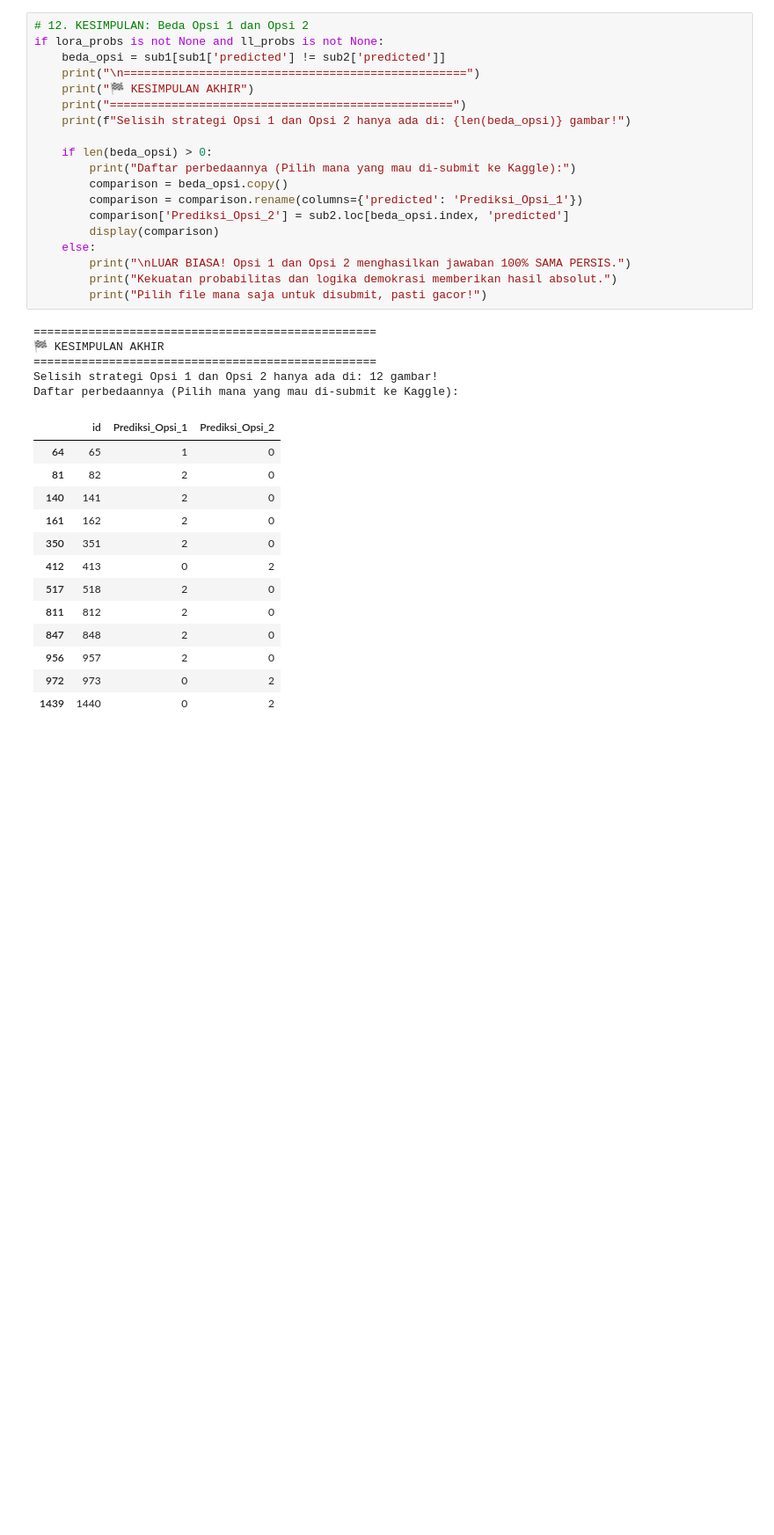
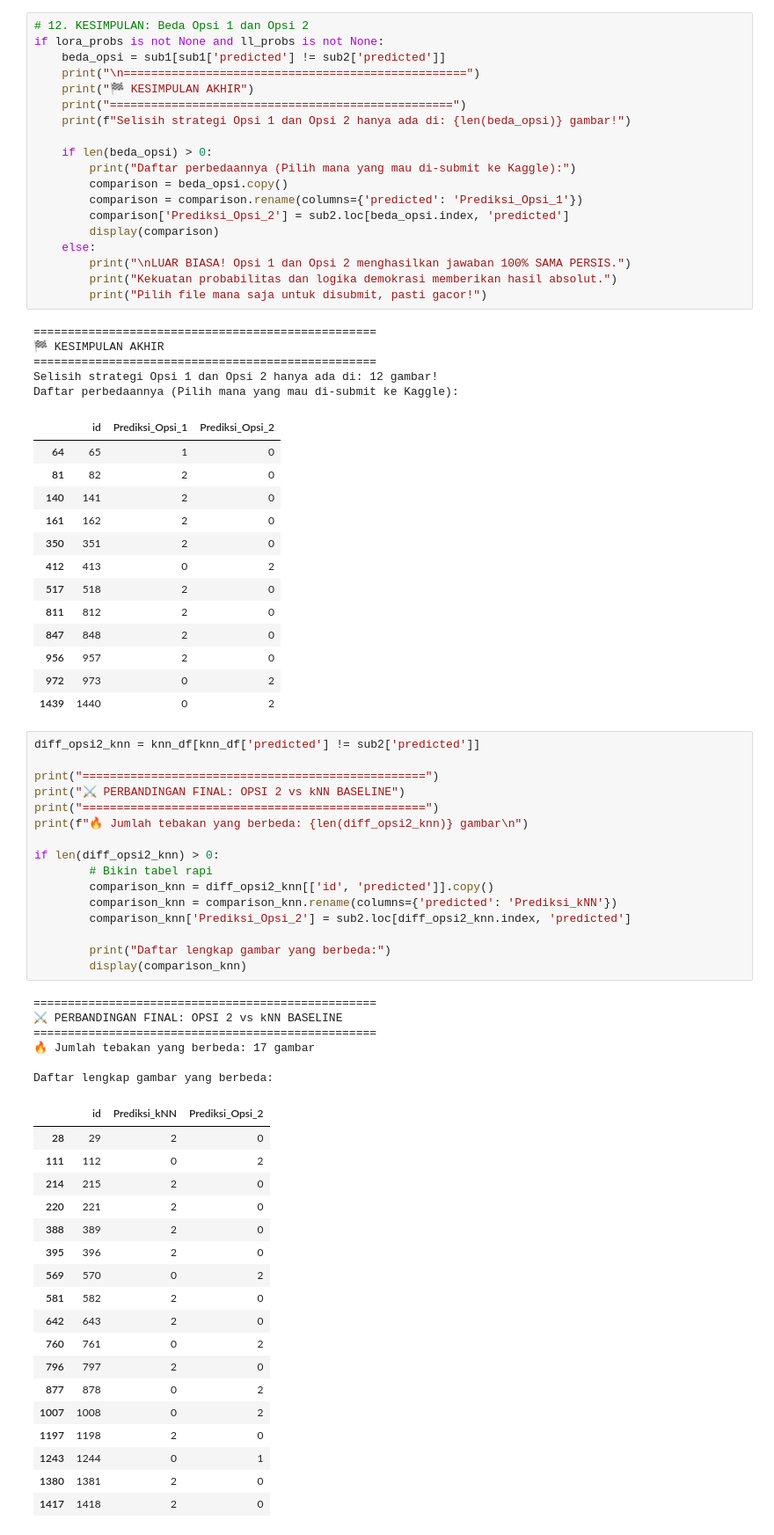
Before and after one commit to agaggigit/satria-data-bdcugm02, a Jupyter notebook: track_b/notebooks/13_last_minute.ipynb, the cells around one changed output. Shown at 88% size. Saved outputs shown, nothing was run; the diff lists cells and outputs as text; blank space fills up the shorter version.

```diff
--- a/track_b/notebooks/13_last_minute.ipynb
+++ b/track_b/notebooks/13_last_minute.ipynb
@@ -312,3 +312,44 @@ Daftar perbedaannya (Pilih mana yang mau di-submit ke Kaggle):
 | 956 | 957 | 2 | 0 |
 | 972 | 973 | 0 | 2 |
 | 1439 | 1440 | 0 | 2 |
+# %%
+diff_opsi2_knn = knn_df[knn_df['predicted'] != sub2['predicted']]
+
+print("==================================================")
+print("⚔️ PERBANDINGAN FINAL: OPSI 2 vs kNN BASELINE")
+print("==================================================")
+print(f"🔥 Jumlah tebakan yang berbeda: {len(diff_opsi2_knn)} gambar\n")
+
+if len(diff_opsi2_knn) > 0:
+        # Bikin tabel rapi
+        comparison_knn = diff_opsi2_knn[['id', 'predicted']].copy()
+        comparison_knn = comparison_knn.rename(columns={'predicted': 'Prediksi_kNN'})
+        comparison_knn['Prediksi_Opsi_2'] = sub2.loc[diff_opsi2_knn.index, 'predicted']
+
+        print("Daftar lengkap gambar yang berbeda:")
+        display(comparison_knn)
+# %% [output]
+==================================================
+⚔️ PERBANDINGAN FINAL: OPSI 2 vs kNN BASELINE
+==================================================
+🔥 Jumlah tebakan yang berbeda: 17 gambar
+
+Daftar lengkap gambar yang berbeda:
+|  | id | Prediksi_kNN | Prediksi_Opsi_2 |
+| 28 | 29 | 2 | 0 |
+| 111 | 112 | 0 | 2 |
+| 214 | 215 | 2 | 0 |
+| 220 | 221 | 2 | 0 |
+| 388 | 389 | 2 | 0 |
+| 395 | 396 | 2 | 0 |
+| 569 | 570 | 0 | 2 |
+| 581 | 582 | 2 | 0 |
+| 642 | 643 | 2 | 0 |
+| 760 | 761 | 0 | 2 |
+| 796 | 797 | 2 | 0 |
+| 877 | 878 | 0 | 2 |
+| 1007 | 1008 | 0 | 2 |
+| 1197 | 1198 | 2 | 0 |
+| 1243 | 1244 | 0 | 1 |
+| 1380 | 1381 | 2 | 0 |
+| 1417 | 1418 | 2 | 0 |
```
Also changed, not shown: parts of 6 cells of this notebook.
